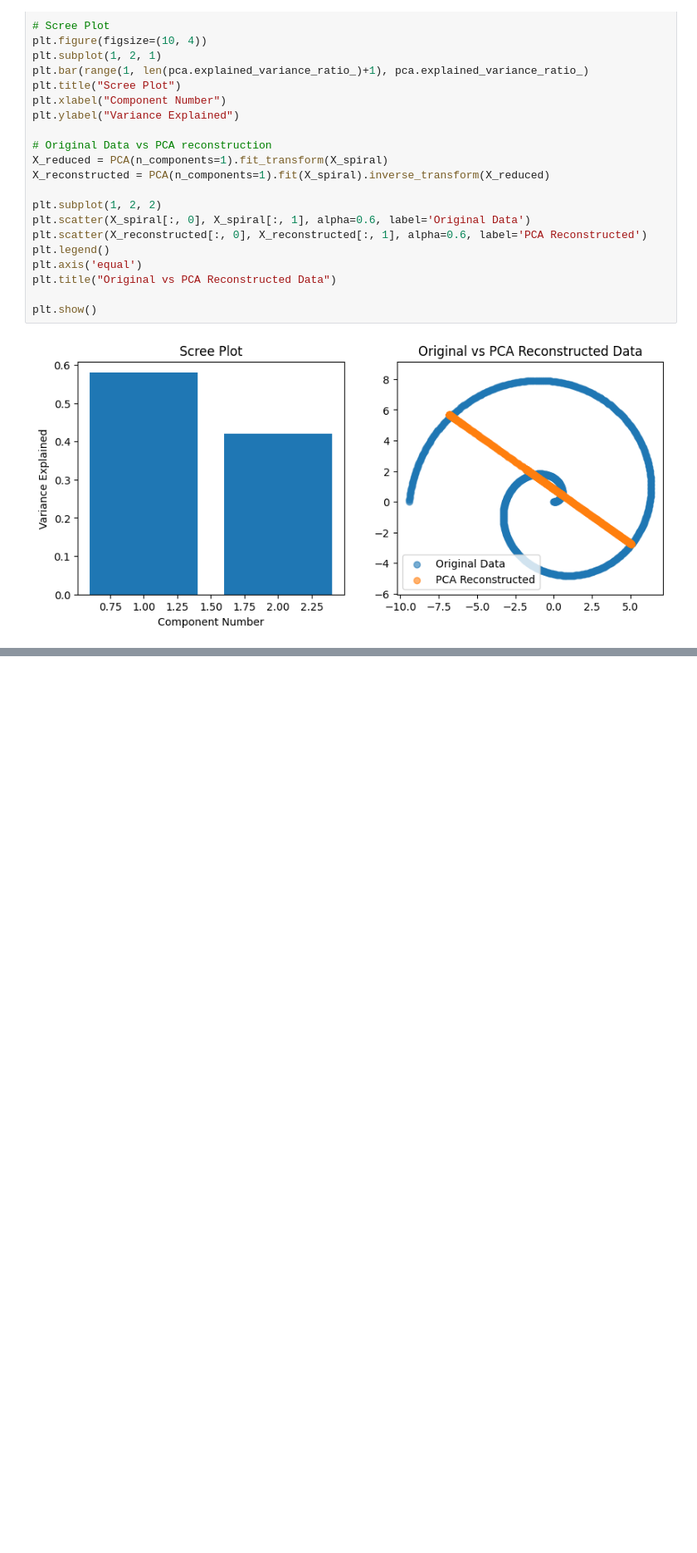
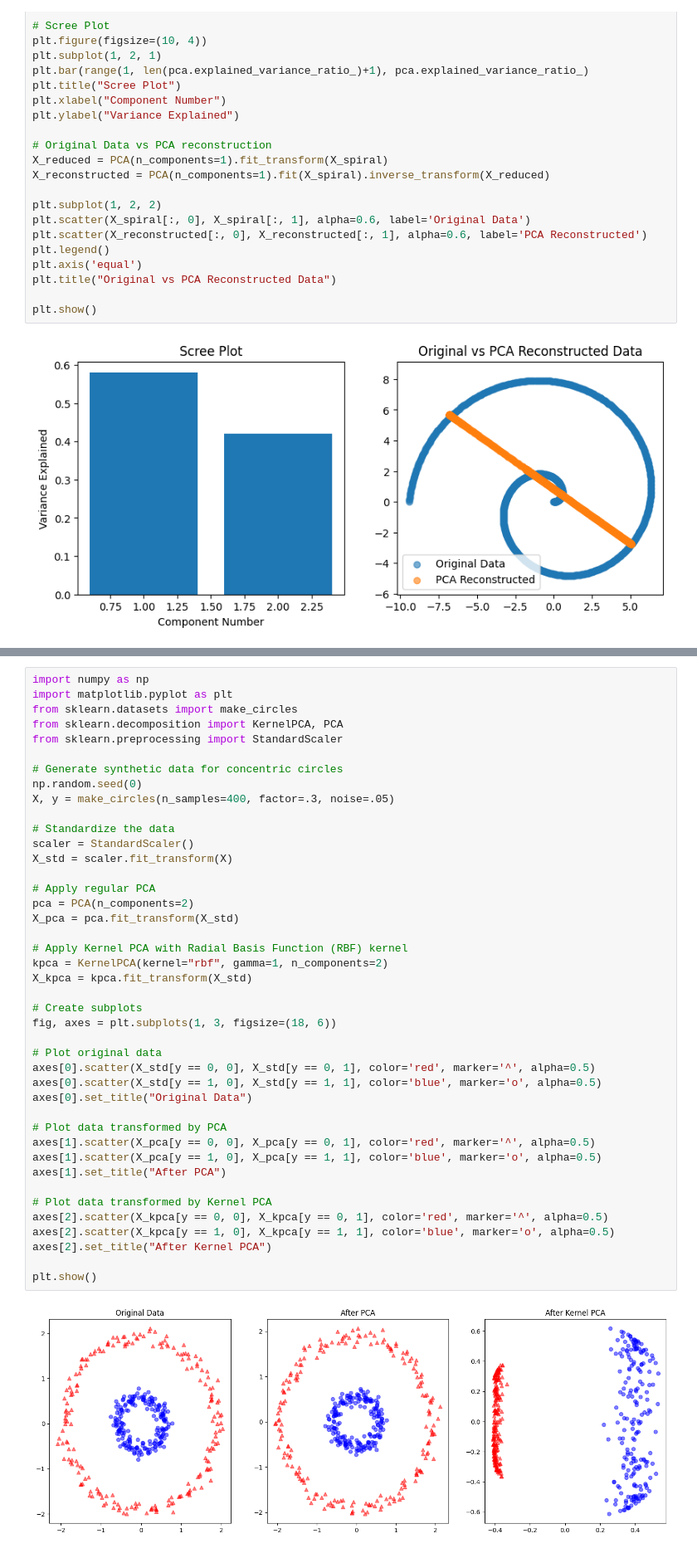
Before and after one commit to IST407-707/707-week4-lab-dimensionality-reduction, a Jupyter notebook: week4-lab-lecture.ipynb, the cells around one changed output, grey strips where cells are left out. Shown: that part at 83% size. Cells and saved outputs as stored; diff of their text form; blank space fills up the shorter version.

```diff
--- a/week4-lab-lecture.ipynb
+++ b/week4-lab-lecture.ipynb
@@ -720,0 +459,44 @@ Accuracy after PCA: 0.73
+# %%
+import numpy as np
+import matplotlib.pyplot as plt
+from sklearn.datasets import make_circles
+from sklearn.decomposition import KernelPCA, PCA
+from sklearn.preprocessing import StandardScaler
+
+# Generate synthetic data for concentric circles
+np.random.seed(0)
+X, y = make_circles(n_samples=400, factor=.3, noise=.05)
+
+# Standardize the data
+scaler = StandardScaler()
+X_std = scaler.fit_transform(X)
+
+# Apply regular PCA
+pca = PCA(n_components=2)
+X_pca = pca.fit_transform(X_std)
+
+# Apply Kernel PCA with Radial Basis Function (RBF) kernel
+kpca = KernelPCA(kernel="rbf", gamma=1, n_components=2)
+X_kpca = kpca.fit_transform(X_std)
+
+# Create subplots
+fig, axes = plt.subplots(1, 3, figsize=(18, 6))
+
+# Plot original data
+axes[0].scatter(X_std[y == 0, 0], X_std[y == 0, 1], color='red', marker='^', alpha=0.5)
+axes[0].scatter(X_std[y == 1, 0], X_std[y == 1, 1], color='blue', marker='o', alpha=0.5)
+axes[0].set_title("Original Data")
+
+# Plot data transformed by PCA
+axes[1].scatter(X_pca[y == 0, 0], X_pca[y == 0, 1], color='red', marker='^', alpha=0.5)
+axes[1].scatter(X_pca[y == 1, 0], X_pca[y == 1, 1], color='blue', marker='o', alpha=0.5)
+axes[1].set_title("After PCA")
+
+# Plot data transformed by Kernel PCA
+axes[2].scatter(X_kpca[y == 0, 0], X_kpca[y == 0, 1], color='red', marker='^', alpha=0.5)
+axes[2].scatter(X_kpca[y == 1, 0], X_kpca[y == 1, 1], color='blue', marker='o', alpha=0.5)
+axes[2].set_title("After Kernel PCA")
+
+plt.show()
+# %% [output]
+[figure, added]
```
Also changed, not shown: parts of 16 cells of this notebook.
